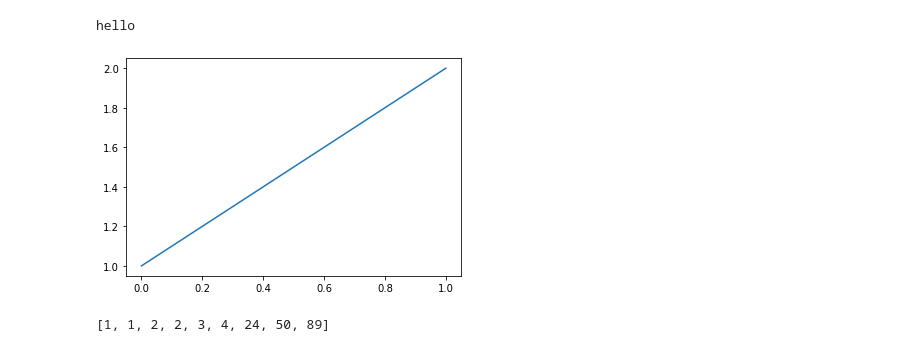
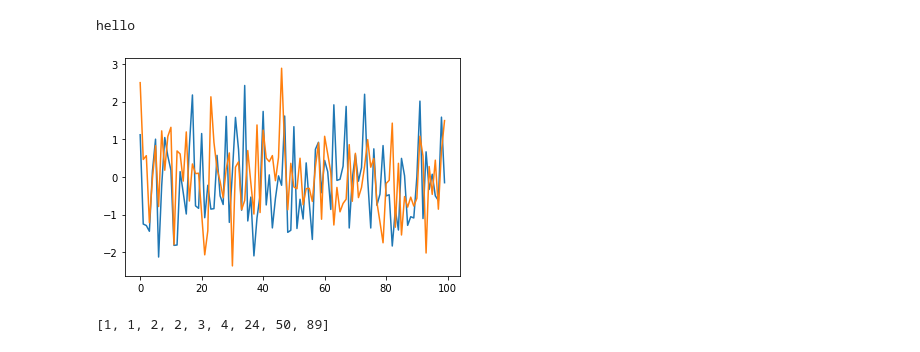
Before and after one commit to hy2632/cs229, a Jupyter notebook: helloworld.ipynb, the cells around one changed output. Drawn from its saved outputs; the diff is of its cells as text; code cells hidden in the pictures.

```diff
--- a/helloworld.ipynb
+++ b/helloworld.ipynb
@@ -8,10 +8,10 @@ import pandas as pd
 import matplotlib.pyplot as plt
 %matplotlib inline
 # %%
-plt.plot((1,2))
+plt.plot(np.random.randn(100,2))
 plt.show()
 # %% [output]
-[figure, old version]
+[figure, new version]
 # %%
 # quicksort
 
```
